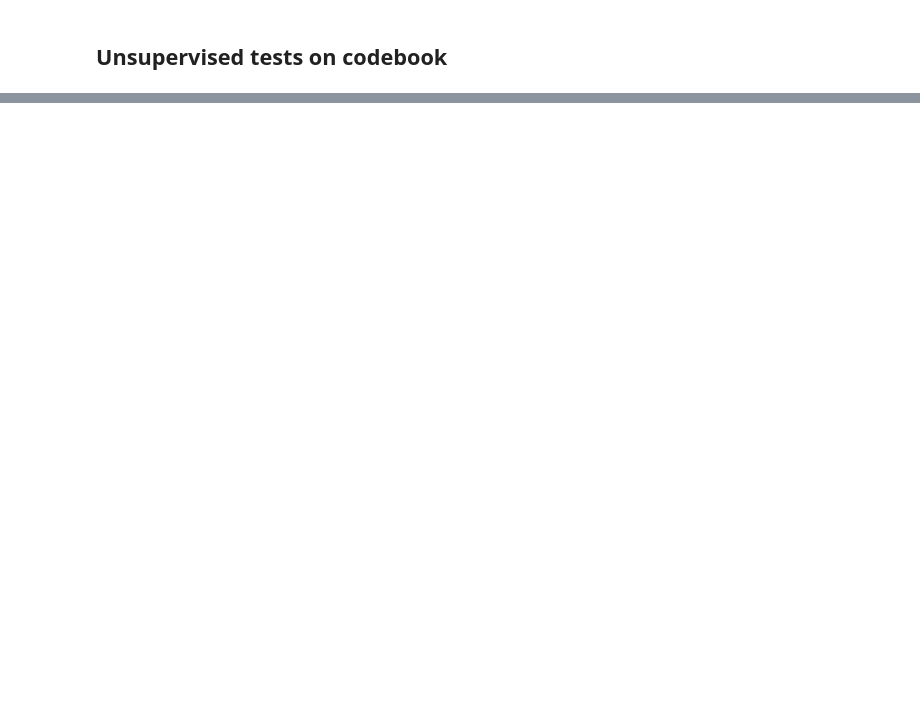
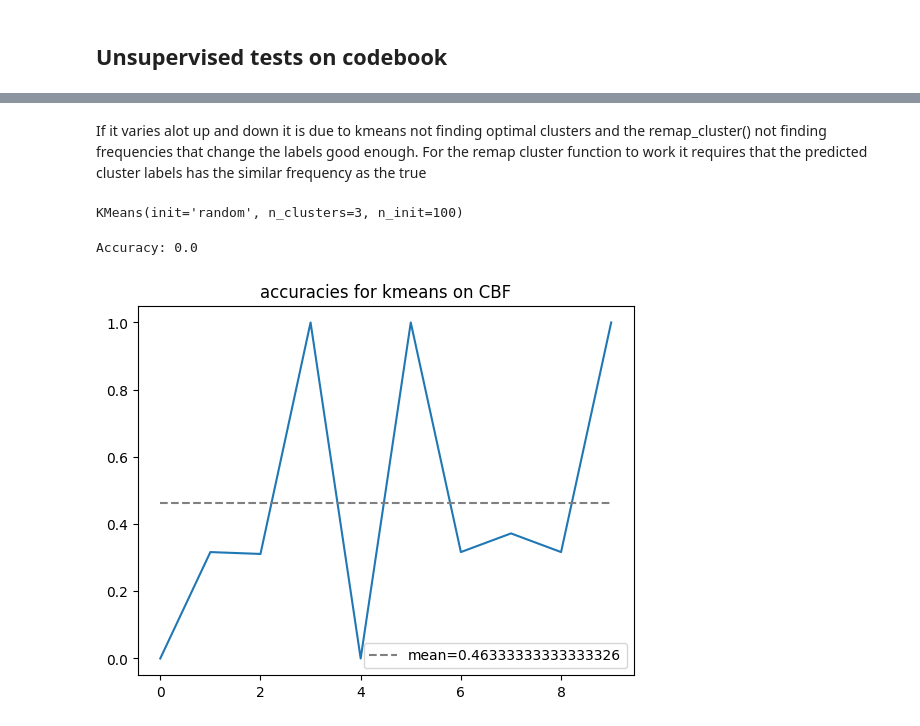
Before and after one commit to erlendlokna/CV-SSL-VQVAE-Framework, a Jupyter notebook: unsupervised.ipynb, the cells around one changed output, grey strips where cells are left out. Drawn from its saved outputs; the diff is of its cells as text; code cells hidden in the pictures; blank space fills up the shorter version.

```diff
--- a/unsupervised.ipynb
+++ b/unsupervised.ipynb
@@ -55,0 +85,37 @@ plt.show()
+# %% [markdown]
+If it varies alot up and down it is due to kmeans not finding optimal clusters and the remap_cluster() not finding frequencies that change the labels good enough. For the remap cluster function to work it requires that the predicted cluster labels has the similar frequency as the true
+# %%
+Z_train, Z_test, Y_train, Y_test = train_test_split(zqs_test, y_test, test_size=0.2)
+# %%
+kmeans = KMeans(init="random", n_init=100, n_clusters=k, max_iter=300)
+
+kmeans.fit(Z_train)
+# %% [output]
+KMeans(init='random', n_clusters=3, n_init=100)
+# %%
+Y_pred = kmeans.predict(Z_test)
+Y_pred = remap_clusters(Y_pred, Y_test)
+
+print("Accuracy:", metrics.accuracy_score(y_true=Y_test, y_pred=Y_pred))
+# %% [output]
+Accuracy: 0.0
+# %%
+num_tests = 10
+accs = np.zeros(num_tests)
+for i in tqdm(range(num_tests)):
+    kmeans = KMeans(init="random", n_init=100, n_clusters=k, max_iter=300)
+    kmeans.fit(Z_train)
+    Y_pred = kmeans.predict(Z_test)
+    Y_pred = remap_clusters(Y_pred, Y_test)
+    accs[i] = metrics.accuracy_score(y_true=Y_test, y_pred=Y_pred)
+
+mean_acc = np.mean(accs)
+# %%
+f, ax = plt.subplots()
+ax.plot(accs)
+ax.set_title(f"accuracies for kmeans on {config['dataset']['dataset_name']}")
+ax.plot([mean_acc for _ in range(num_tests)], '--', c='grey', label=f"mean={mean_acc}")
+ax.legend()
+plt.show()
+# %% [output]
+[figure, added]
```
Also changed, not shown: parts of 12 cells of this notebook, 6 other files.
